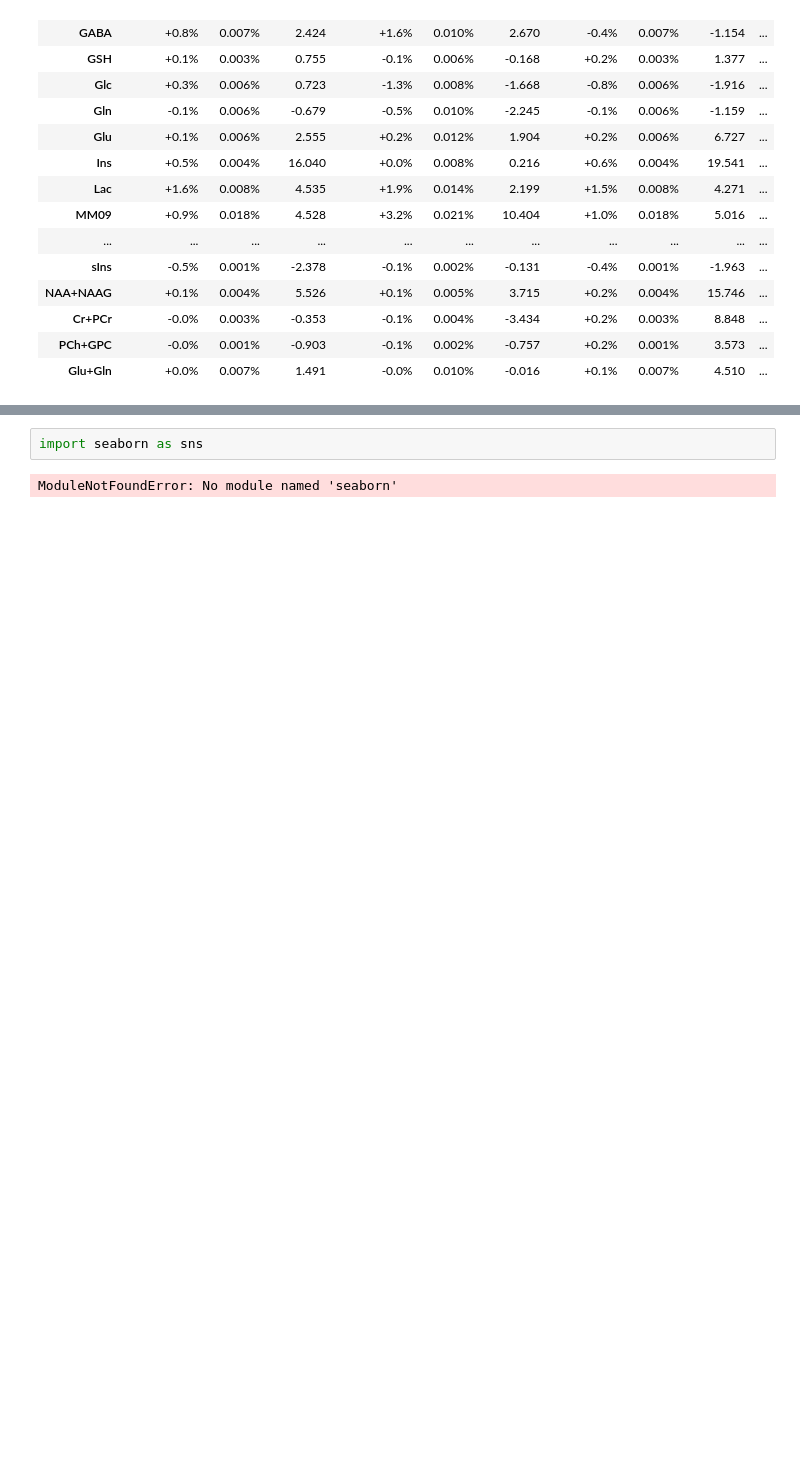
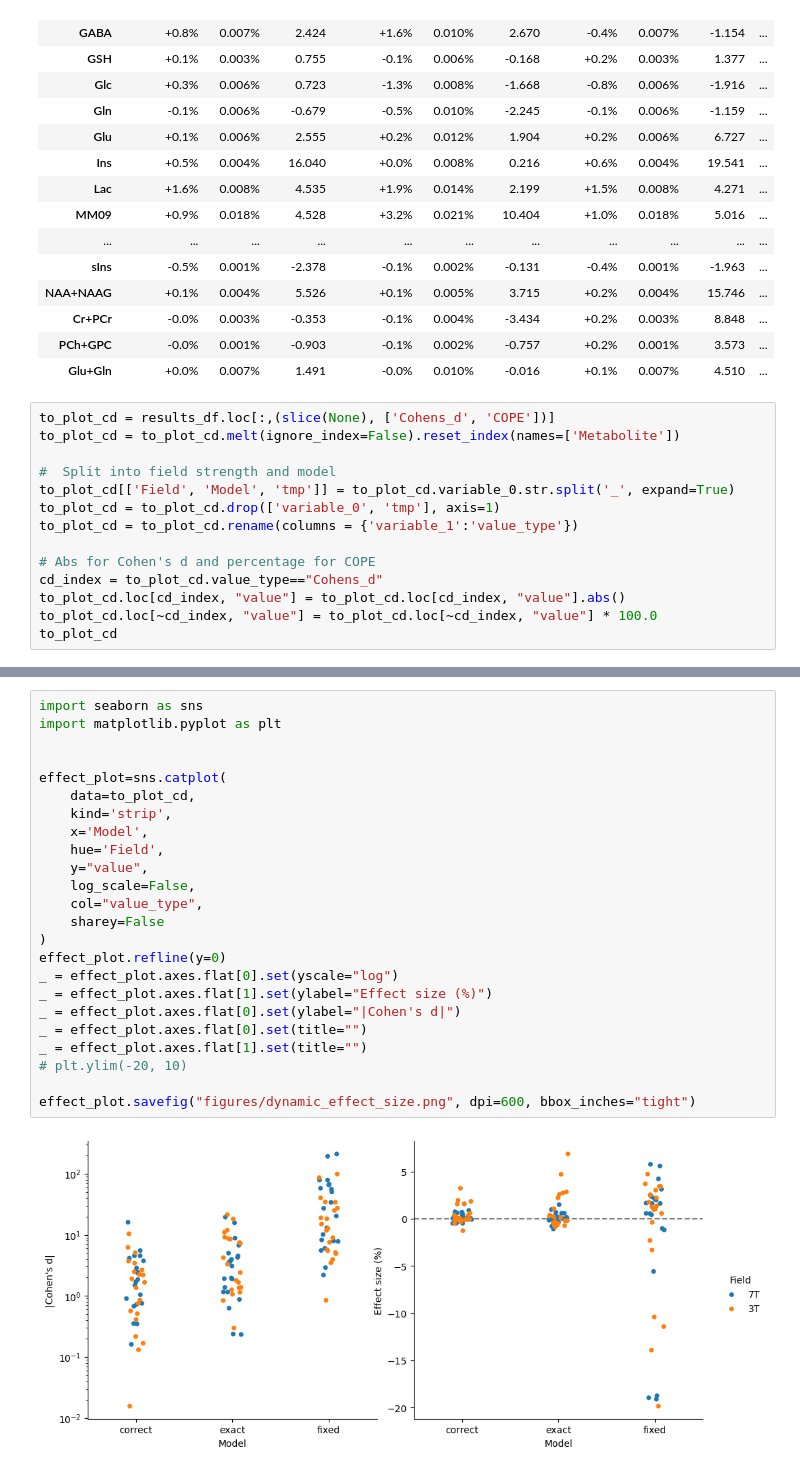
Before and after one commit to wtclarke/fmrs_bold_dynamic_fitting, a Jupyter notebook: results_analysis.ipynb, the cells around one changed output, grey strips where cells are left out. Saved outputs shown, nothing was run; the diff lists cells and outputs as text; blank space fills up the shorter version.

Commit message:
Draft dynamic figure

```diff
--- a/results_analysis.ipynb
+++ b/results_analysis.ipynb
@@ -238,3 +178,17 @@ print_cohensd_all(results_df)
 | Cr+PCr | -0.0% | 0.003% | -0.353 | -0.1% | 0.004% | -3.434 | +0.2% | 0.003% | 8.848 | ... |
 | PCh+GPC | -0.0% | 0.001% | -0.903 | -0.1% | 0.002% | -0.757 | +0.2% | 0.001% | 3.573 | ... |
 | Glu+Gln | +0.0% | 0.007% | 1.491 | -0.0% | 0.010% | -0.016 | +0.1% | 0.007% | 4.510 | ... |
+# %%
+to_plot_cd = results_df.loc[:,(slice(None), ['Cohens_d', 'COPE'])]
+to_plot_cd = to_plot_cd.melt(ignore_index=False).reset_index(names=['Metabolite'])
+
+#  Split into field strength and model
+to_plot_cd[['Field', 'Model', 'tmp']] = to_plot_cd.variable_0.str.split('_', expand=True)
+to_plot_cd = to_plot_cd.drop(['variable_0', 'tmp'], axis=1)
+to_plot_cd = to_plot_cd.rename(columns = {'variable_1':'value_type'})
+
+# Abs for Cohen's d and percentage for COPE
+cd_index = to_plot_cd.value_type=="Cohens_d"
+to_plot_cd.loc[cd_index, "value"] = to_plot_cd.loc[cd_index, "value"].abs()
+to_plot_cd.loc[~cd_index, "value"] = to_plot_cd.loc[~cd_index, "value"] * 100.0
+to_plot_cd
@@ -241,4 +209,26 @@ print_cohensd_all(results_df)
 # %%
 import seaborn as sns
+import matplotlib.pyplot as plt
+
+
+effect_plot=sns.catplot(
+    data=to_plot_cd,
+    kind='strip',
+    x='Model',
+    hue='Field',
+    y="value",
+    log_scale=False,
+    col="value_type",
+    sharey=False
+)
+effect_plot.refline(y=0)
+_ = effect_plot.axes.flat[0].set(yscale="log")
+_ = effect_plot.axes.flat[1].set(ylabel="Effect size (%)")
+_ = effect_plot.axes.flat[0].set(ylabel="|Cohen's d|")
+_ = effect_plot.axes.flat[0].set(title="")
+_ = effect_plot.axes.flat[1].set(title="")
+# plt.ylim(-20, 10)
+
+effect_plot.savefig("figures/dynamic_effect_size.png", dpi=600, bbox_inches="tight")
 # %% [output]
-ModuleNotFoundError: No module named 'seaborn'
+[figure, added]
```
Also changed, not shown: parts of 5 cells of this notebook.
